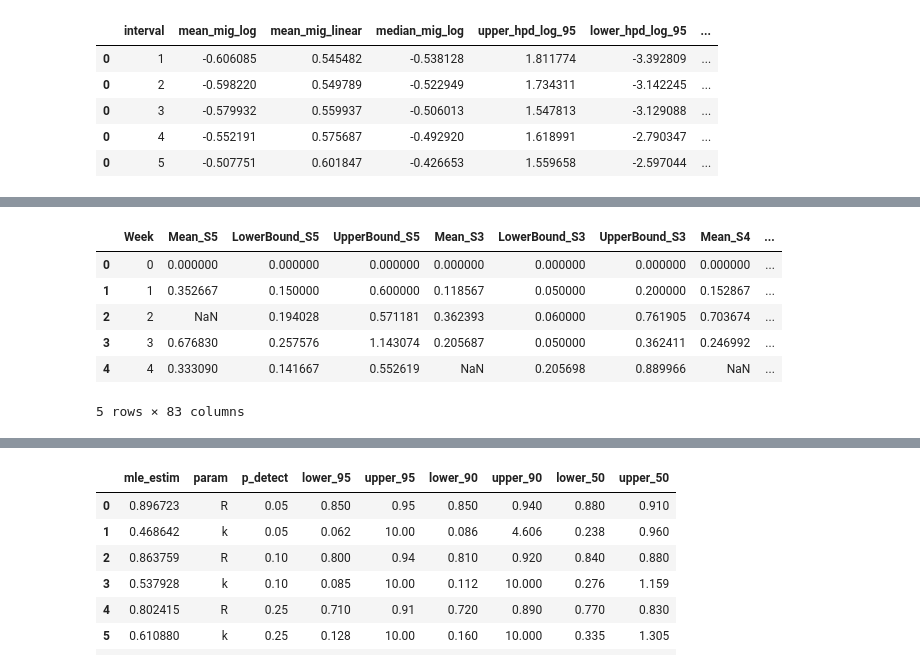
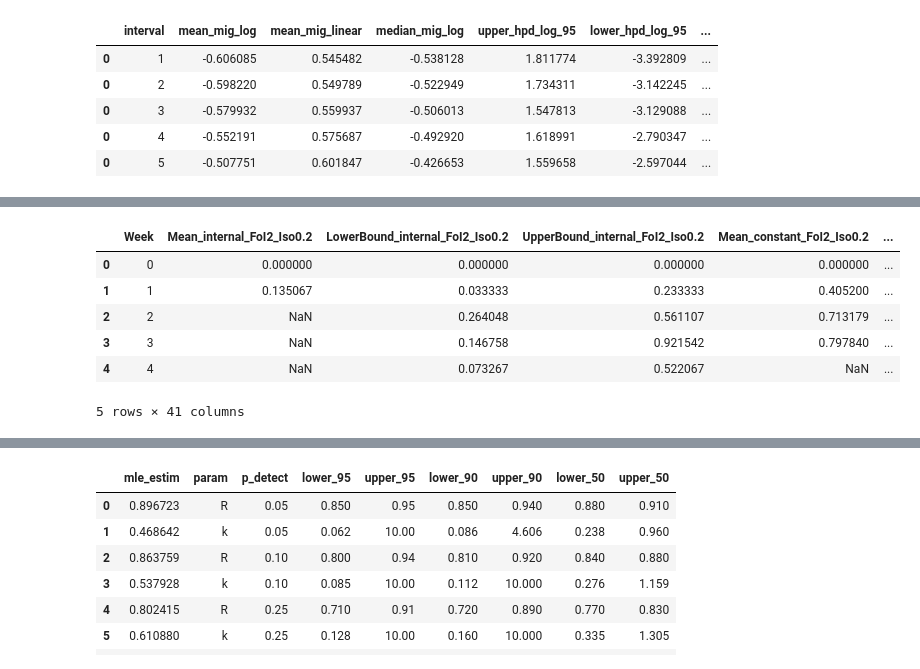
Before and after one commit to blab/mpox-la, a Jupyter notebook: scripts/Fig3b_4d_S5b-phylodynamic_estimates.ipynb, the cells around one changed output, grey strips where cells are left out. Drawn from its saved outputs; the diff is of its cells as text; code cells hidden in the pictures.

```diff
--- a/scripts/Fig3b_4d_S5b-phylodynamic_estimates.ipynb
+++ b/scripts/Fig3b_4d_S5b-phylodynamic_estimates.ipynb
@@ -740,7 +766,7 @@ for subfolder in os.listdir(parent_folder):
     subfolder_path = os.path.join(parent_folder, subfolder)
 
     # Check if the current path is a folder and matches the pattern "S0" to "S9"
-    if os.path.isdir(subfolder_path) and subfolder.startswith("S"):
+    if os.path.isdir(subfolder_path) and subfolder.startswith("FoI"):
         file_path = os.path.join(subfolder_path, "r_t_bs_results.csv")
 
         # Check if the target file exists in the subfolder
@@ -751,49 +777,49 @@ for subfolder in os.listdir(parent_folder):
             # Rename columns to include the folder name
             folder_name = subfolder
             df.rename(columns={
-                "Mean": f"Mean_{folder_name}",
-                "UpperBound": f"UpperBound_{folder_name}",
-                "LowerBound": f"LowerBound_{folder_name}"
+                "Mean": f"Mean_internal_{folder_name}",
+                "UpperBound": f"UpperBound_internal_{folder_name}",
+                "LowerBound": f"LowerBound_internal_{folder_name}"
             }, inplace=True)
 
             # Add the modified DataFrame to the list
             dataframes.append(df)
 
-    elif os.path.isdir(subfolder_path) and subfolder.startswith("FoI"):
+#    elif os.path.isdir(subfolder_path) and subfolder.startswith("FoI"):
         file_path = os.path.join(subfolder_path, "infected_per_infectious_bs_results.csv")
 
         # Check if the target file exists in the subfolder
         if os.path.exists(file_path):
             # Read the CSV file into a DataFrame
             df = pd.read_csv(file_path)
             df.Mean = df.Mean *3 #multiplying by three which is the average time that individuals are infectious with mpox
             df.UpperBound = df.Mean *3
             df.LowerBound = df.Mean *3
             # Rename columns to include the folder name
             folder_name = subfolder
             df.rename(columns={
-                "Mean": f"Mean_{folder_name}",
-                "UpperBound": f"UpperBound_{folder_name}",
-                "LowerBound": f"LowerBound_{folder_name}"
+                "Mean": f"Mean_constant_{folder_name}",
+                "UpperBound": f"UpperBound_constant_{folder_name}",
+                "LowerBound": f"LowerBound_constant_{folder_name}"
             }, inplace=True)
 
             # Add the modified DataFrame to the list
             dataframes.append(df)
 
 # Merge all DataFrames on the "Week" column
 merged_df = dataframes[0]
 for df in dataframes[1:]:
     merged_df = pd.merge(merged_df, df, on="Week")
 
 empirical_df = pd.read_csv("../data/microsimulation_results/scenarios_aware.csv")
 
 merged_df = pd.merge(merged_df, empirical_df, left_on = "Week", right_on = "week" )
 merged_df.head()
 # %% [output]
-|  | Week | Mean_S5 | LowerBound_S5 | UpperBound_S5 | Mean_S3 | LowerBound_S3 | UpperBound_S3 | Mean_S4 | ... |
-| 0 | 0 | 0.000000 | 0.000000 | 0.000000 | 0.000000 | 0.000000 | 0.000000 | 0.000000 | ... |
-| 1 | 1 | 0.352667 | 0.150000 | 0.600000 | 0.118567 | 0.050000 | 0.200000 | 0.152867 | ... |
-| 2 | 2 | NaN | 0.194028 | 0.571181 | 0.362393 | 0.060000 | 0.761905 | 0.703674 | ... |
-| 3 | 3 | 0.676830 | 0.257576 | 1.143074 | 0.205687 | 0.050000 | 0.362411 | 0.246992 | ... |
-| 4 | 4 | 0.333090 | 0.141667 | 0.552619 | NaN | 0.205698 | 0.889966 | NaN | ... |
+|  | Week | Mean_internal_FoI2_Iso0.2 | LowerBound_internal_FoI2_Iso0.2 | UpperBound_internal_FoI2_Iso0.2 | Mean_constant_FoI2_Iso0.2 | ... |
+| 0 | 0 | 0.000000 | 0.000000 | 0.000000 | 0.000000 | ... |
+| 1 | 1 | 0.135067 | 0.033333 | 0.233333 | 0.405200 | ... |
+| 2 | 2 | NaN | 0.264048 | 0.561107 | 0.713179 | ... |
+| 3 | 3 | NaN | 0.146758 | 0.921542 | 0.797840 | ... |
+| 4 | 4 | NaN | 0.073267 | 0.522067 | NaN | ... |
-5 rows × 83 columns
+5 rows × 41 columns
```
Also changed, not shown: parts of 19 cells of this notebook, 24 other files.
